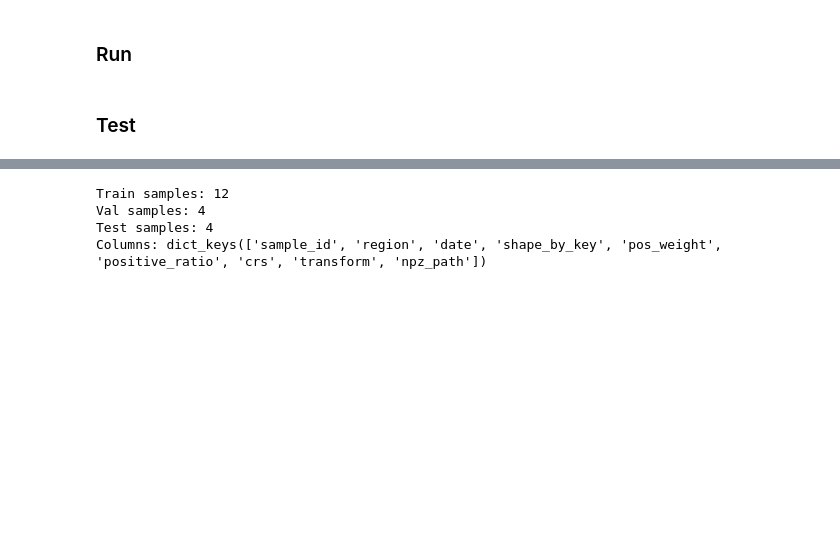
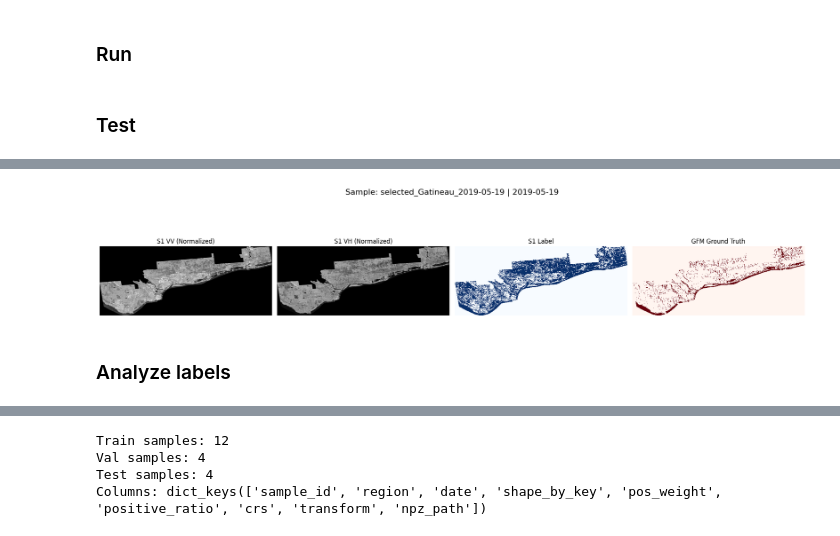
Before and after one commit to w-winnie/FloodPrediction, a Jupyter notebook: notebooks/sandbox_2_baseline.ipynb, the cells around one changed output, grey strips where cells are left out. Drawn from its saved outputs; the diff is of its cells as text; code cells hidden in the pictures; blank space fills up the shorter version.

```diff
--- a/notebooks/sandbox_2_baseline.ipynb
+++ b/notebooks/sandbox_2_baseline.ipynb
@@ -97,0 +158,6 @@ train_samples, val_samples, test_samples = split_train_val_test(samples)
+# %%
+plot_sample(test_samples[0], plot_env_weather=False)
+# %% [output]
+[figure, added]
+# %% [markdown]
+### Analyze labels
```
Also changed, not shown: parts of 14 cells of this notebook, 1 other file.
